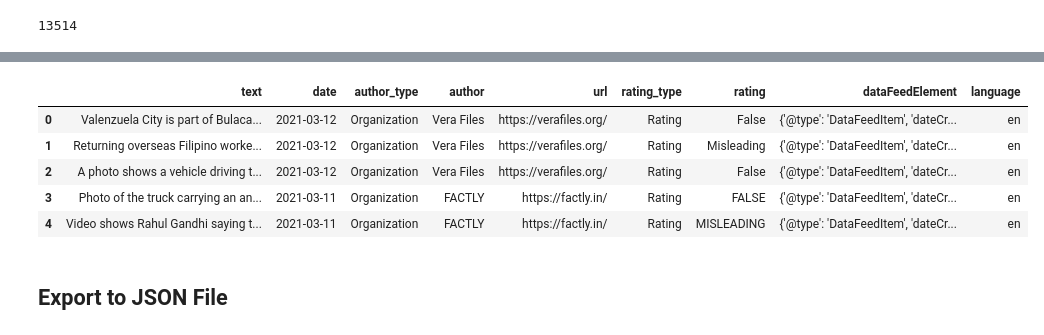
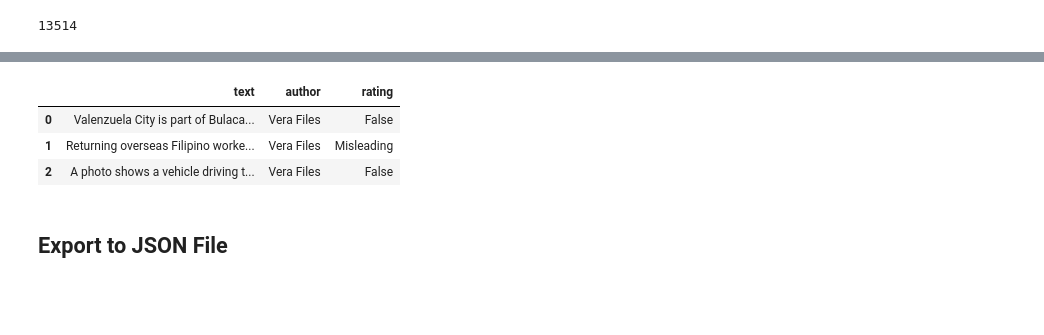
Before and after one commit to DavidKai1999/Stats-170-project, a Jupyter notebook: dataset_preprocessing/factcheck_preprocessing.ipynb, the cells around one changed output, grey strips where cells are left out. Saved outputs shown, nothing was run; the diff lists cells and outputs as text; code cells hidden in the pictures; blank space fills up the shorter version.

```diff
--- a/dataset_preprocessing/factcheck_preprocessing.ipynb
+++ b/dataset_preprocessing/factcheck_preprocessing.ipynb
@@ -182,15 +182,13 @@ test.head()
 | 3 | Bereits positiv Geteste Corona-In... | 2021-03-12 | Organization | BR24 Faktenfuchs | https://www.br.de/ | Rating | Falschbehauptung. Die Gesundheits... | {'@type': 'DataFeedItem', 'dateCr... | de |
 | 4 | Artikel in The Lancet haalt PCR-t... | 2021-03-12 | Organization | dpa | https://dpa-factchecking.com/ | Rating | Het artikel in The Lancet gaat ov... | {'@type': 'DataFeedItem', 'dateCr... | nl |
 # %%
-# Show English Content
-test[test['language']=='en'].reset_index(drop=True).head()
+temp = test[test['language']=='en']
+temp.assign(title=temp.text)[['text','author','rating']].reset_index(drop=True).head(3)
 # %% [output]
-|  | text | date | author_type | author | url | rating_type | rating | dataFeedElement | language |
-| 0 | Valenzuela City is part of Bulaca... | 2021-03-12 | Organization | Vera Files | https://verafiles.org/ | Rating | False | {'@type': 'DataFeedItem', 'dateCr... | en |
-| 1 | Returning overseas Filipino worke... | 2021-03-12 | Organization | Vera Files | https://verafiles.org/ | Rating | Misleading | {'@type': 'DataFeedItem', 'dateCr... | en |
-| 2 | A photo shows a vehicle driving t... | 2021-03-12 | Organization | Vera Files | https://verafiles.org/ | Rating | False | {'@type': 'DataFeedItem', 'dateCr... | en |
-| 3 | Photo of the truck carrying an an... | 2021-03-11 | Organization | FACTLY | https://factly.in/ | Rating | FALSE | {'@type': 'DataFeedItem', 'dateCr... | en |
-| 4 | Video shows Rahul Gandhi saying t... | 2021-03-11 | Organization | FACTLY | https://factly.in/ | Rating | MISLEADING | {'@type': 'DataFeedItem', 'dateCr... | en |
+|  | text | author | rating |
+| 0 | Valenzuela City is part of Bulaca... | Vera Files | False |
+| 1 | Returning overseas Filipino worke... | Vera Files | Misleading |
+| 2 | A photo shows a vehicle driving t... | Vera Files | False |
 # %% [markdown]
 ## Export to JSON File
 # %%
```
Also changed, not shown: 7 other files.
